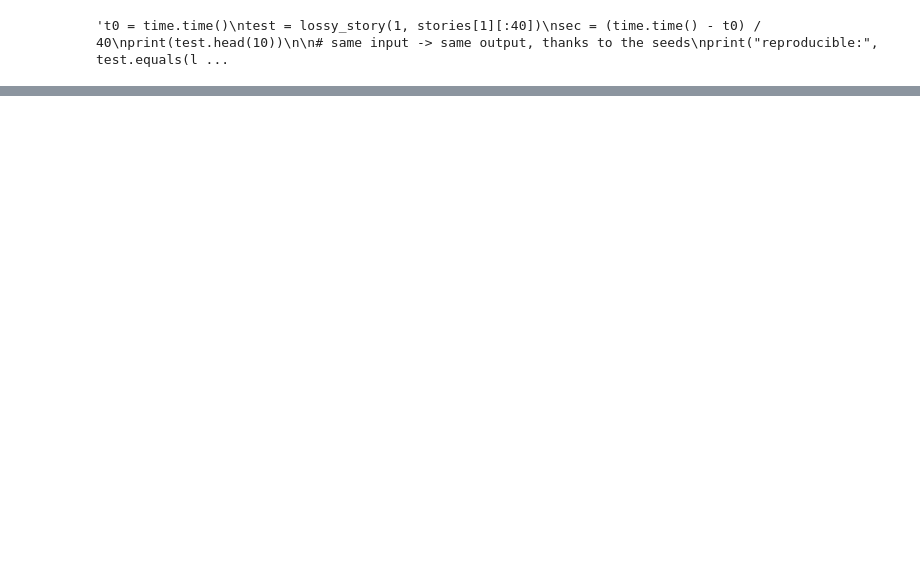
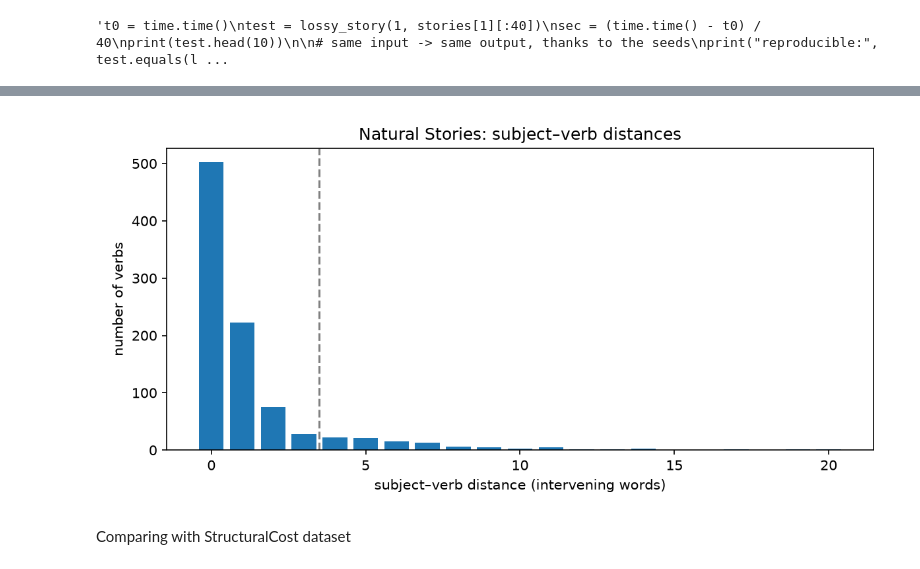
Before and after one commit to sara-graca/lossy-context-surprisal, a Jupyter notebook: notebooks/main.ipynb, the cells around one changed output, grey strips where cells are left out. Saved outputs shown, nothing was run; the diff lists cells and outputs as text; code cells hidden in the pictures; blank space fills up the shorter version.

Commit message:
Mark verbs and distances to subjects

```diff
--- a/notebooks/main.ipynb
+++ b/notebooks/main.ipynb
@@ -263,12 +251,11 @@ lossy = pd.concat([pd.read_csv(p) for p in out_dir.glob("story_*.csv")])
 lossy = lossy.sort_values(["story", "zone"]).reset_index(drop=True)
 lossy.to_csv("../results/ns_surp_lossy.csv", index=False)
 # %%
-full = pd.read_csv("../results/ns_surp_full.csv")
-both = full.merge(lossy, on=["story", "zone", "word"])
+both = surp.merge(lossy, on=["story", "zone", "word"])
 cols = ["surp_full"] + [f"surp_lam{lam}" for lam in LAMS]
 
 # 1. on a few words: does lossy get closer to full as lambda grows?
-print(both[["word"] + cols].iloc[100:110].round(2))
+print(both[["word"] + cols].sample(10, random_state=0).round(2))
 
 # 2. on average
 print(both[cols].mean().round(2))
@@ -297,0 +383,23 @@ surp_full     5.51
+# %%
+rows = []
+for sent in sentences:
+    for verb in sent:
+        if not verb["tag"].startswith("VB"):          # VB, VBD, VBZ, VBN, ...
+            continue
+        subjects = [t for t in sent
+                    if t["head"] == verb["id"]                  # depends on this verb
+                    and t["rel"] in ("nsubj", "nsubjpass")      # as its subject
+                    and t["id"] < verb["id"]]                   # to its left
+        if not subjects:
+            continue
+        subj = max(subjects, key=lambda t: t["id"])   # if several, the closest one
+        # words between them = difference of positions - 1 (punctuation is inside zones, so not counted)
+        distance = max(verb["zone"] - subj["zone"] - 1, 0)
+        rows.append({"story": verb["story"], "zone": verb["zone"], "verb": verb["word"],
+                     "subject": subj["word"], "distance": distance})
+
+aoi = pd.DataFrame(rows)
+aoi["aoi"] = 1
+aoi.to_csv("../results/ns_aoi.csv", index=False)
+print(len(aoi), "verbs with a subject to their left")
+print(aoi.sample(8, random_state=0).to_string(index=False))
@@ -297,0 +417,20 @@ surp_full     5.51
+# %%
+counts = aoi["distance"].value_counts().sort_index()
+
+fig, ax = plt.subplots(figsize=(8, 4))
+ax.bar(counts.index, counts.values)
+ax.axvline(3.5, color="gray", linestyle="--")       # left: 0-3, right: 4 or more
+ax.set_xlabel("subject–verb distance (intervening words)")
+ax.set_ylabel("number of verbs")
+ax.set_title("Natural Stories: subject–verb distances")
+plt.tight_layout()
+
+plt.savefig("../figures/ns_distances.pdf")             # for the report
+plt.savefig("../figures/ns_distances.png", dpi=150)    # to display here
+plt.close(fig)
+
+Image("../figures/ns_distances.png")
+# %% [output]
+[figure, added]
+# %% [markdown]
+Comparing with StructuralCost dataset
```
Also changed, not shown: parts of 22 cells of this notebook, 6 other files.
